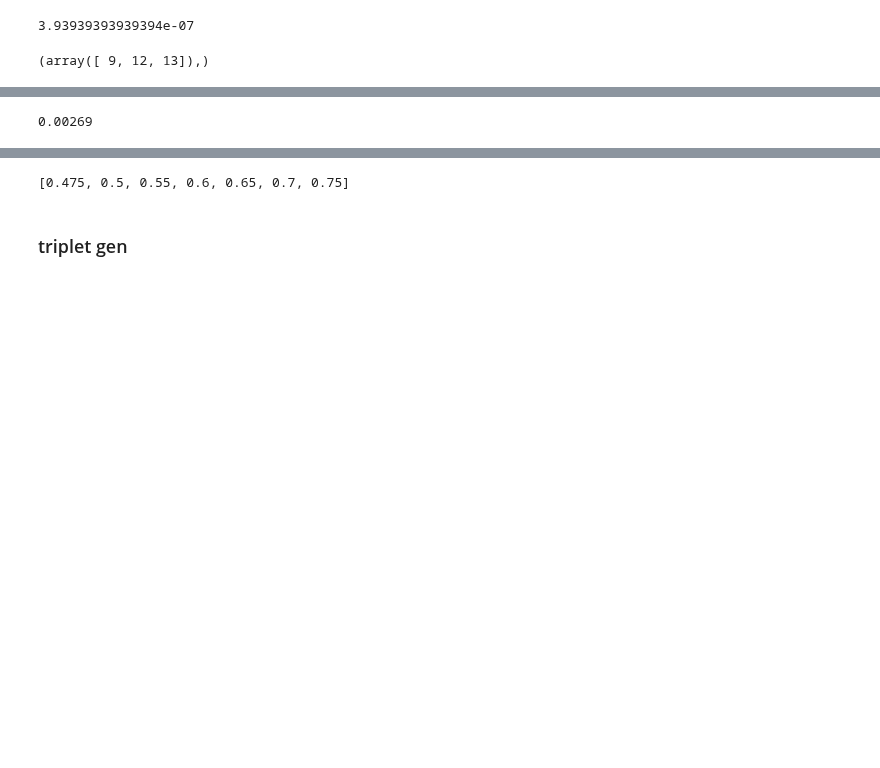
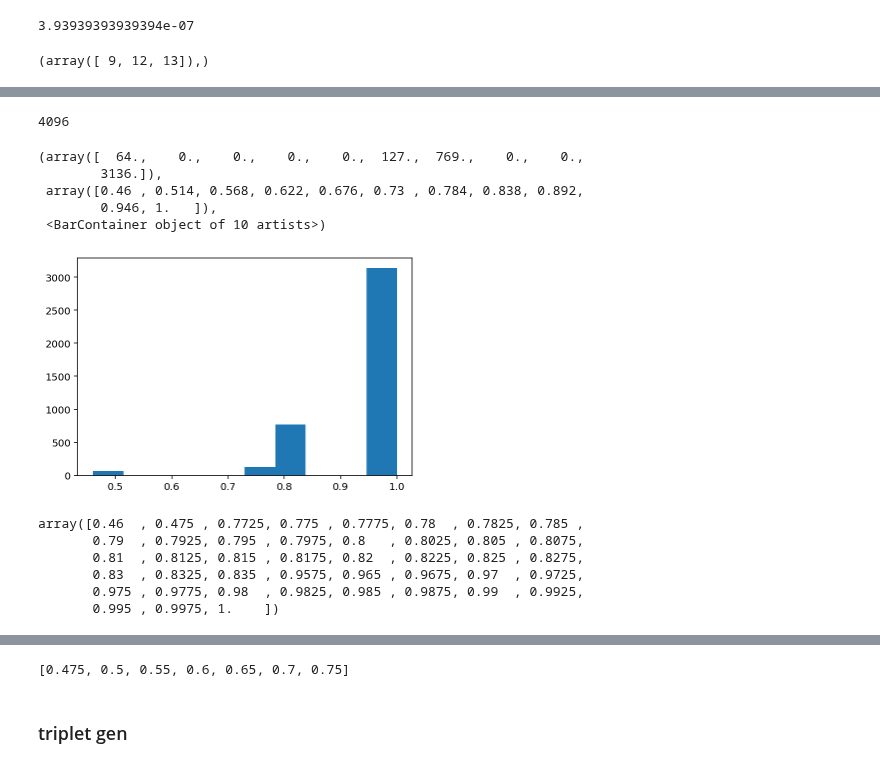
Before and after one commit to harry-tian/ai-driven-tutorial, a Jupyter notebook: data_processing.ipynb, the cells around one changed output, grey strips where cells are left out. Cells and saved outputs as stored; diff of their text form; code cells hidden in the pictures; blank space fills up the shorter version.

Commit message:
debugged triplets; added alignment search

```diff
--- a/data_processing.ipynb
+++ b/data_processing.ipynb
@@ -59,4 +60,4 @@ evals.distorted_1nn(train_embeds, y_train, test_embeds, y_test, [3.9393939393939
-# %%
-2.69e-03
-# %% [output]
-0.00269
+# %%
+len(list(itertools.product(np.arange(8),repeat=4)))
+# %% [output]
+4096
@@ -62,0 +67,19 @@ evals.distorted_1nn(train_embeds, y_train, test_embeds, y_test, [3.9393939393939
+# %%
+df = pd.read_csv("data_gen/powers_2.csv")
+plt.hist(df["aligns"])
+# %% [output]
+(array([  64.,    0.,    0.,    0.,    0.,  127.,  769.,    0.,    0.,
+        3136.]),
+ array([0.46 , 0.514, 0.568, 0.622, 0.676, 0.73 , 0.784, 0.838, 0.892,
+        0.946, 1.   ]),
+ <BarContainer object of 10 artists>)
+[figure, added]
+# %%
+np.unique(df["aligns"])
+# %% [output]
+array([0.46  , 0.475 , 0.7725, 0.775 , 0.7775, 0.78  , 0.7825, 0.785 ,
+       0.79  , 0.7925, 0.795 , 0.7975, 0.8   , 0.8025, 0.805 , 0.8075,
+       0.81  , 0.8125, 0.815 , 0.8175, 0.82  , 0.8225, 0.825 , 0.8275,
+       0.83  , 0.8325, 0.835 , 0.9575, 0.965 , 0.9675, 0.97  , 0.9725,
+       0.975 , 0.9775, 0.98  , 0.9825, 0.985 , 0.9875, 0.99  , 0.9925,
+       0.995 , 0.9975, 1.    ])
```
Also changed, not shown: parts of 4 cells of this notebook, 59 other files.
